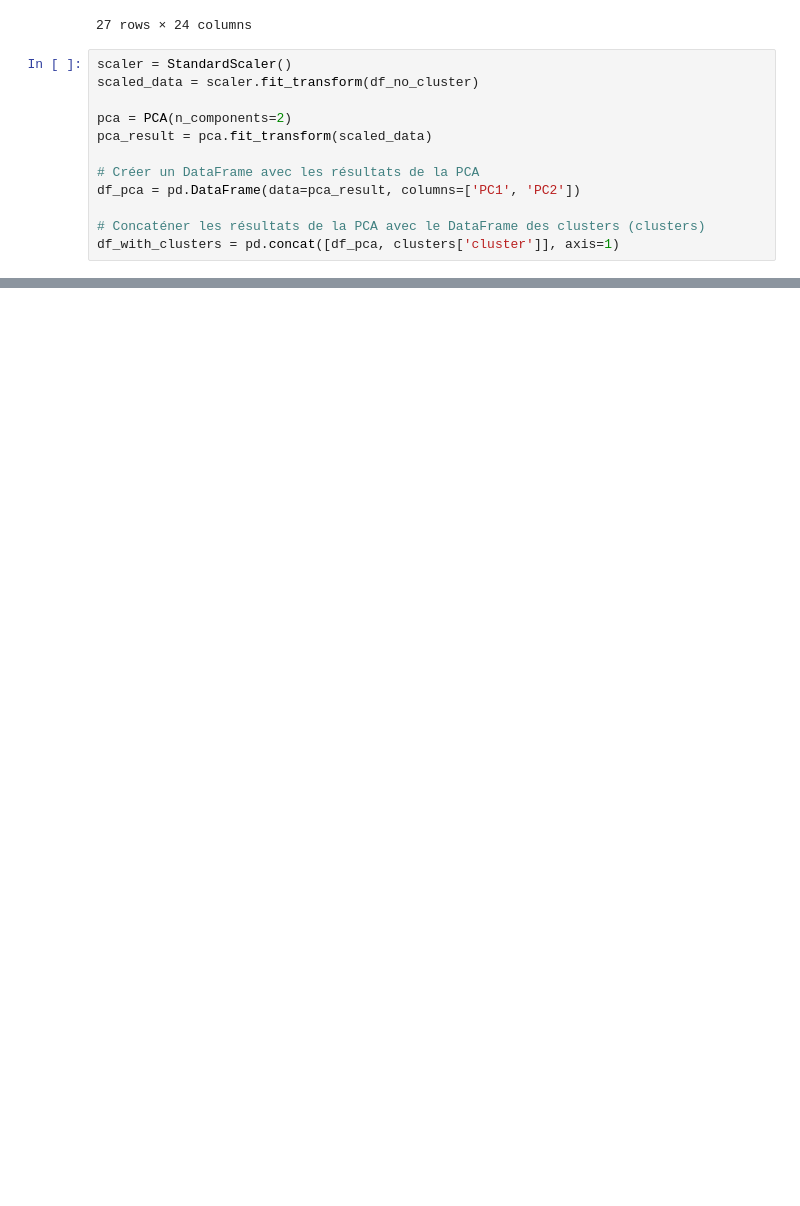
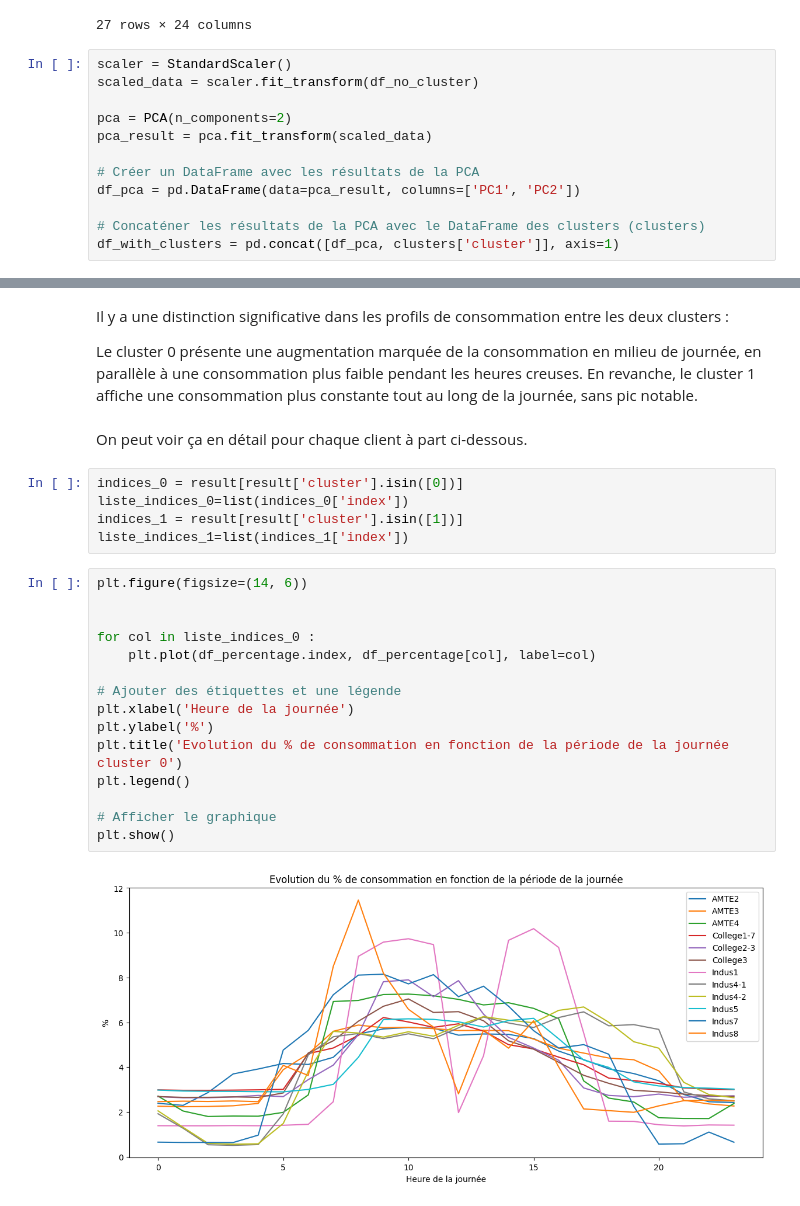
Before and after one commit to Hamza1407/AnalyseTemp, a Jupyter notebook: Clustering_Clients.ipynb, the cells around one changed output, grey strips where cells are left out. Drawn from its saved outputs; the diff is of its cells as text; blank space fills up the shorter version.

```diff
--- a/Clustering_Clients.ipynb
+++ b/Clustering_Clients.ipynb
@@ -174,0 +211,29 @@ plt.show()
+# %% [markdown]
+Il y a une distinction significative dans les profils de consommation entre les deux clusters :
+
+Le cluster 0 présente une augmentation marquée de la consommation en milieu de journée, en parallèle à une consommation plus faible pendant les heures creuses.
+En revanche, le cluster 1 affiche une consommation plus constante tout au long de la journée, sans pic notable.
+# %% [markdown]
+On peut voir ça en détail pour chaque client à part ci-dessous.
+# %%
+indices_0 = result[result['cluster'].isin([0])]
+liste_indices_0=list(indices_0['index'])
+indices_1 = result[result['cluster'].isin([1])]
+liste_indices_1=list(indices_1['index'])
+# %%
+plt.figure(figsize=(14, 6))
+
+
+for col in liste_indices_0 :
+    plt.plot(df_percentage.index, df_percentage[col], label=col)
+
+# Ajouter des étiquettes et une légende
+plt.xlabel('Heure de la journée')
+plt.ylabel('%')
+plt.title('Evolution du % de consommation en fonction de la période de la journée cluster 0')
+plt.legend()
+
+# Afficher le graphique
+plt.show()
+# %% [output]
+[figure, added]
```
Also changed, not shown: parts of 15 cells of this notebook.
